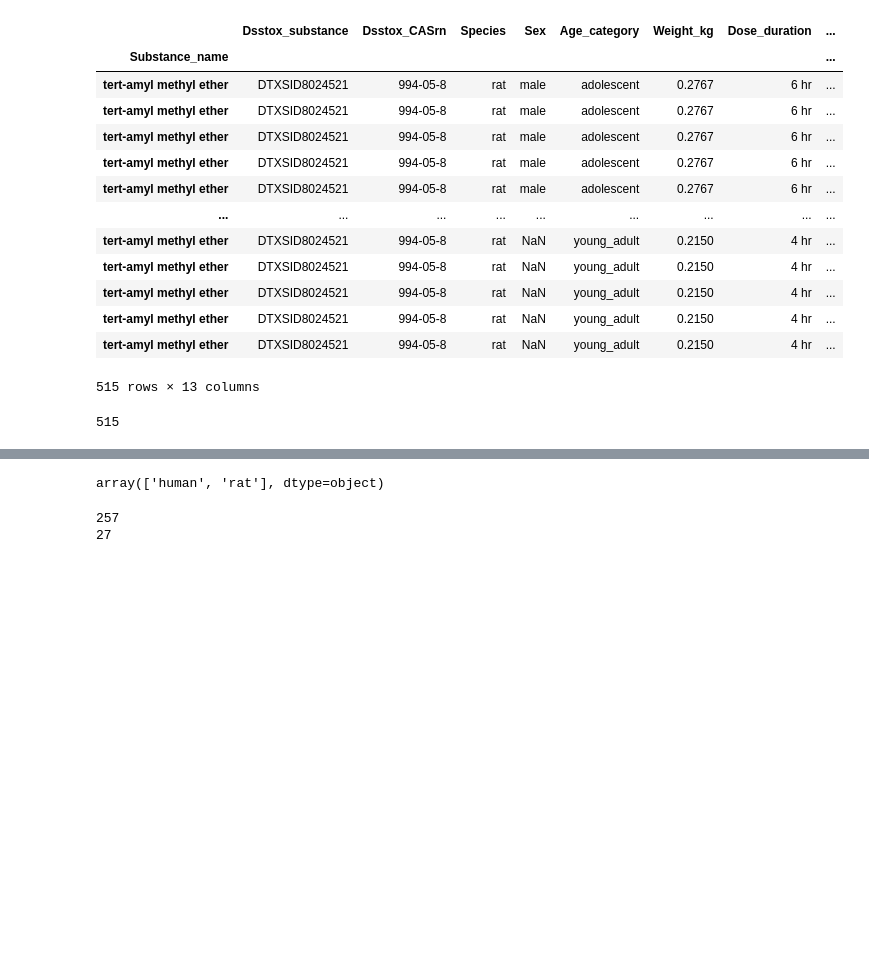
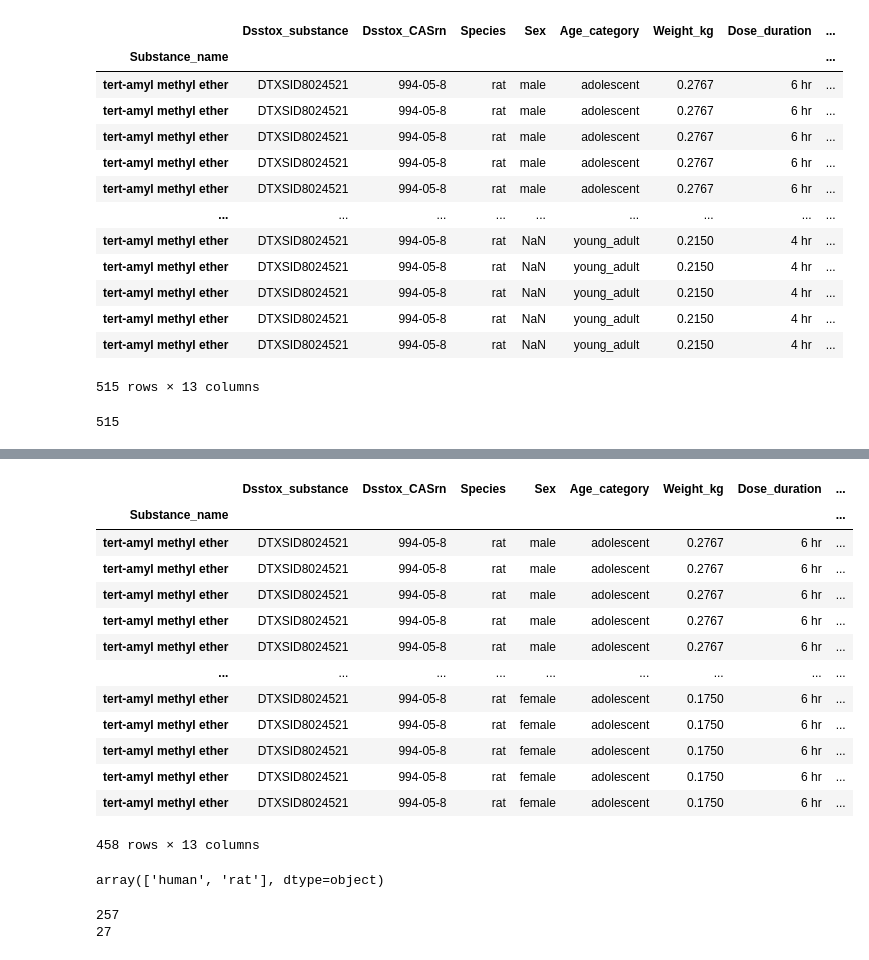
Before and after one commit to tomes-l/Paced-project, a Jupyter notebook: project.ipynb, the cells around one changed output, grey strips where cells are left out. Drawn from its saved outputs; the diff is of its cells as text; code cells hidden in the pictures; blank space fills up the shorter version.

```diff
--- a/project.ipynb
+++ b/project.ipynb
@@ -1979,3 +2022,6 @@ tertamyl_rat
 tertamyl_rat['Dose_level'].isna().sum()
 # %% [output]
 515
+# %%
+tertamyl_rat['Sex'].isna().sum()
+tertamyl_rat.dropna(subset = ['Sex'],inplace= True)
@@ -1982,3 +2033,7 @@ tertamyl_rat['Dose_level'].isna().sum()
 # %%
-tertamyl_rat.drop('Dose_level', axis=1, inplace=True)
+tertamyl_rat['Dose_level'].fillna(-1000, inplace= True)
+print(tertamyl_rat.count())
+
+tertamyl_rat.name = 'tertamyl_rat'
+dataframes.append(tertamyl_rat)
 # %% [output]
@@ -1989,3 +2058,20 @@ See the caveats in the documentation: https://pandas.pydata.org/pandas-docs/stab
+# %%
+tertamyl_rat
+# %% [output]
+|  | Dsstox_substance | Dsstox_CASrn | Species | Sex | Age_category | Weight_kg | Dose_duration | ... |
+| Substance_name |  |  |  |  |  |  |  | ... |
+| tert-amyl methyl ether | DTXSID8024521 | 994-05-8 | rat | male | adolescent | 0.2767 | 6 hr | ... |
+| tert-amyl methyl ether | DTXSID8024521 | 994-05-8 | rat | male | adolescent | 0.2767 | 6 hr | ... |
+| tert-amyl methyl ether | DTXSID8024521 | 994-05-8 | rat | male | adolescent | 0.2767 | 6 hr | ... |
+| tert-amyl methyl ether | DTXSID8024521 | 994-05-8 | rat | male | adolescent | 0.2767 | 6 hr | ... |
+| tert-amyl methyl ether | DTXSID8024521 | 994-05-8 | rat | male | adolescent | 0.2767 | 6 hr | ... |
+| ... | ... | ... | ... | ... | ... | ... | ... | ... |
+| tert-amyl methyl ether | DTXSID8024521 | 994-05-8 | rat | female | adolescent | 0.1750 | 6 hr | ... |
+| tert-amyl methyl ether | DTXSID8024521 | 994-05-8 | rat | female | adolescent | 0.1750 | 6 hr | ... |
+| tert-amyl methyl ether | DTXSID8024521 | 994-05-8 | rat | female | adolescent | 0.1750 | 6 hr | ... |
+| tert-amyl methyl ether | DTXSID8024521 | 994-05-8 | rat | female | adolescent | 0.1750 | 6 hr | ... |
+| tert-amyl methyl ether | DTXSID8024521 | 994-05-8 | rat | female | adolescent | 0.1750 | 6 hr | ... |
+458 rows × 13 columns
 # %%
 tert_butyl = enough_datas[enough_datas['Substance_name'] == 'methyl tert-butyl ether']
 # %%
```
Also changed, not shown: parts of 63 cells of this notebook, 1 other file.
